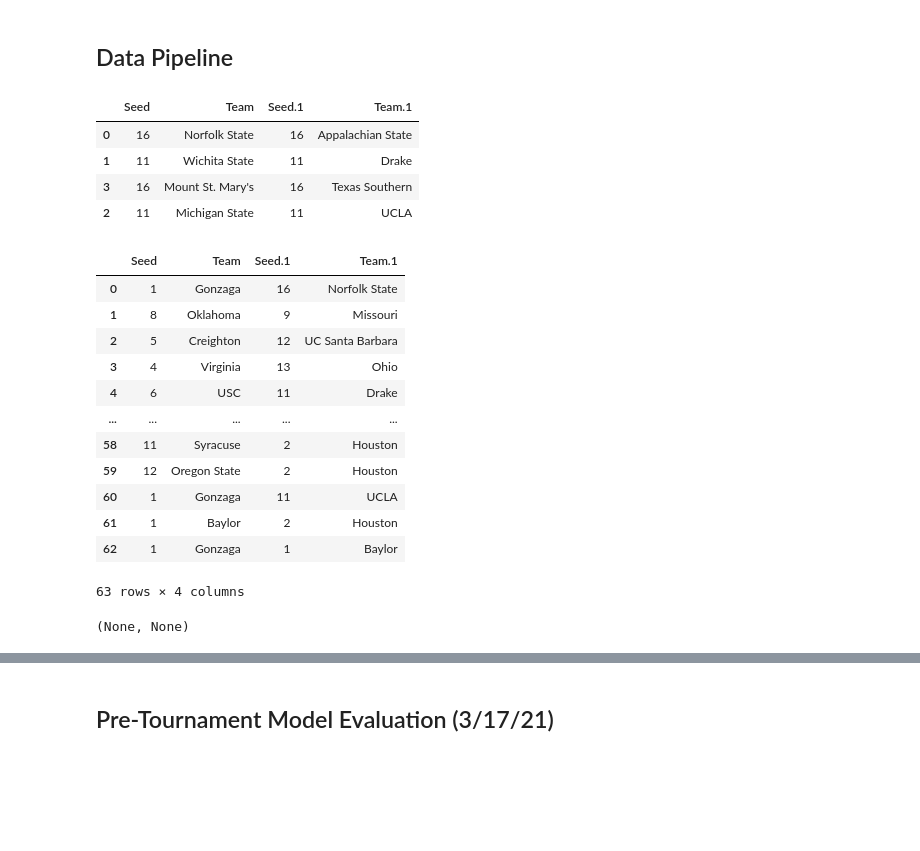
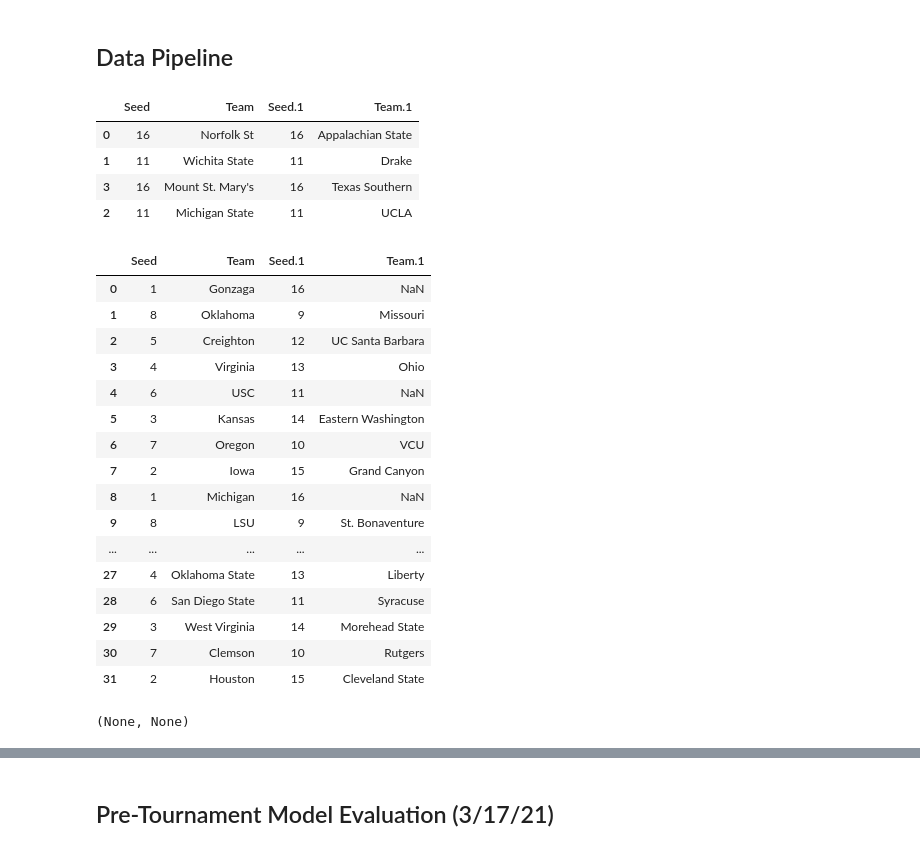
Before and after one commit to matthew-agard/March-Madness-Predictions, a Jupyter notebook: 2021/March_Madness_Predictions.ipynb, the cells around one changed output, grey strips where cells are left out. Cells and saved outputs as stored; diff of their text form; code cells hidden in the pictures; blank space fills up the shorter version.

```diff
--- a/2021/March_Madness_Predictions.ipynb
+++ b/2021/March_Madness_Predictions.ipynb
@@ -498,38 +497,42 @@ weighted avg       0.82      0.83      0.82       350
 ## Data Pipeline
 # %%
 try:
-    curr_bracket_df = pd.read_csv('march_madness_curr_start_bracket.csv')
+    curr_bracket_df = pd.read_csv(f'{curr_year}_march_madness_curr_start_bracket.csv')
 except FileNotFoundError:
     curr_bracket_df = fetch.get_current_bracket('http://www.espn.com/mens-college-basketball/tournament/bracket')
-    curr_bracket_df.to_csv('march_madness_curr_start_bracket.csv', index=False)
+    curr_bracket_df.to_csv(f'{curr_year}_march_madness_curr_start_bracket.csv', index=False)
 
 play_in = curr_bracket_df[:4]
 play_in = play_in.reindex([0, 1, 3, 2])
 
 first_round = curr_bracket_df[4:]
 first_round.index = range(len(first_round))
 
 display(play_in), display(first_round)
 # %% [output]
 |  | Seed | Team | Seed.1 | Team.1 |
-| 0 | 16 | Norfolk State | 16 | Appalachian State |
+| 0 | 16 | Norfolk St | 16 | Appalachian State |
 | 1 | 11 | Wichita State | 11 | Drake |
 | 3 | 16 | Mount St. Mary's | 16 | Texas Southern |
 | 2 | 11 | Michigan State | 11 | UCLA |
 |  | Seed | Team | Seed.1 | Team.1 |
-| 0 | 1 | Gonzaga | 16 | Norfolk State |
+| 0 | 1 | Gonzaga | 16 | NaN |
 | 1 | 8 | Oklahoma | 9 | Missouri |
 | 2 | 5 | Creighton | 12 | UC Santa Barbara |
 | 3 | 4 | Virginia | 13 | Ohio |
-| 4 | 6 | USC | 11 | Drake |
+| 4 | 6 | USC | 11 | NaN |
+| 5 | 3 | Kansas | 14 | Eastern Washington |
+| 6 | 7 | Oregon | 10 | VCU |
+| 7 | 2 | Iowa | 15 | Grand Canyon |
+| 8 | 1 | Michigan | 16 | NaN |
+| 9 | 8 | LSU | 9 | St. Bonaventure |
 | ... | ... | ... | ... | ... |
-| 58 | 11 | Syracuse | 2 | Houston |
-| 59 | 12 | Oregon State | 2 | Houston |
-| 60 | 1 | Gonzaga | 11 | UCLA |
-| 61 | 1 | Baylor | 2 | Houston |
-| 62 | 1 | Gonzaga | 1 | Baylor |
+| 27 | 4 | Oklahoma State | 13 | Liberty |
+| 28 | 6 | San Diego State | 11 | Syracuse |
+| 29 | 3 | West Virginia | 14 | Morehead State |
+| 30 | 7 | Clemson | 10 | Rutgers |
+| 31 | 2 | Houston | 15 | Cleveland State |
-63 rows × 4 columns
+(None, None)
-(None, None)
 # %%
 bracket_preds = bracket_pipeline(curr_year, play_in, first_round, best_model, null_drops)
 display(bracket_preds)
```
Also changed, not shown: parts of 20 cells of this notebook, 2 other files.
